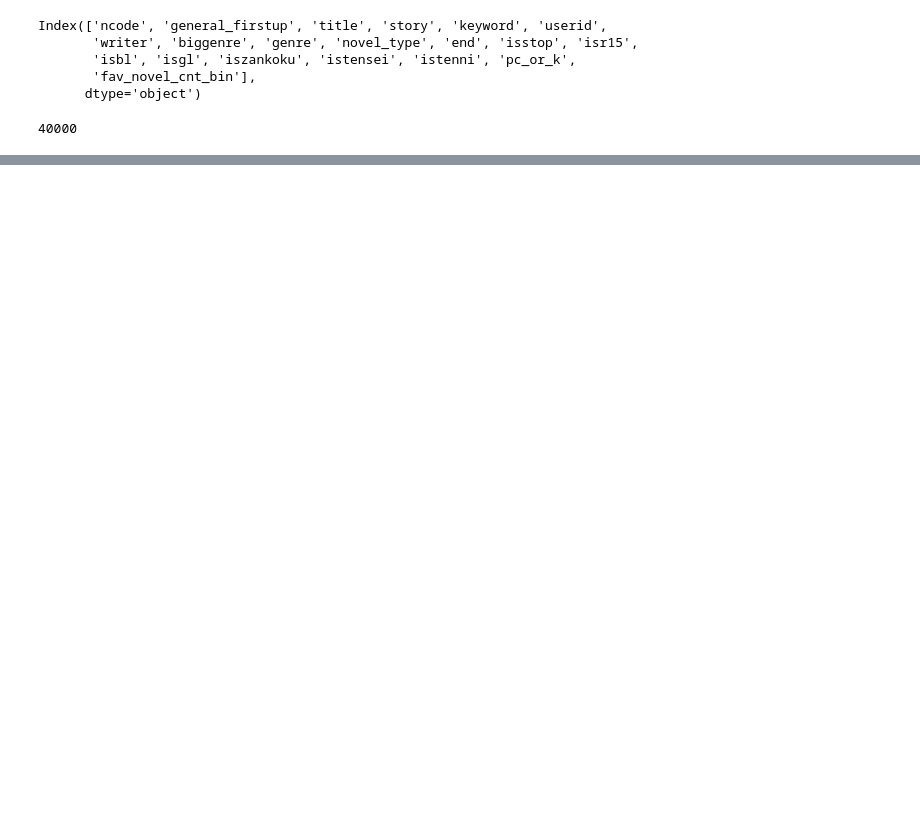
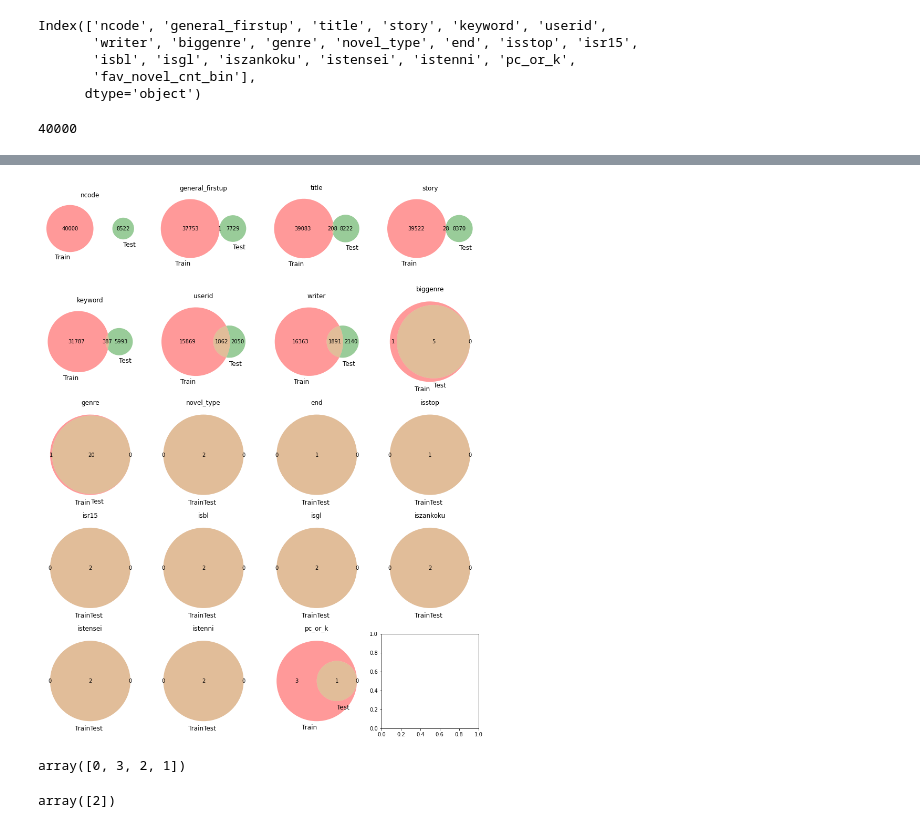
Before and after one commit to heizari/nishika_novel, a Jupyter notebook: notebook/001_EDA.ipynb, the cells around one changed output, grey strips where cells are left out. Saved outputs shown, nothing was run; the diff lists cells and outputs as text; code cells hidden in the pictures; blank space fills up the shorter version.

```diff
--- a/notebook/001_EDA.ipynb
+++ b/notebook/001_EDA.ipynb
@@ -11,3 +11,8 @@ from matplotlib_venn import venn2 # venn図を作成する用
 out_dir = '../output'
 train_df = pd.read_csv('../dataset/train.csv')
 test_df = pd.read_csv('../dataset/test.csv')
+
+train_df.genre = train_df.genre.astype('str')
+train_df.biggenre = train_df.biggenre.astype('str')
+test_df.genre = test_df.genre.astype('str')
+test_df.biggenre = test_df.biggenre.astype('str')
@@ -35,3 +58,29 @@ test_report = ProfileReport(test_df)
 path_test_report = 'test_report.html'
 # if(not os.path.exists(out_dir + path_test_report)):
 test_report.to_file(os.path.join(out_dir, path_test_report))
+# %%
+
+columns = test_df.columns
+n_figs = len(columns)
+n_cols = 4
+n_rows = n_figs // n_cols + 1
+
+fig, axes = plt.subplots(figsize=(n_cols * 3, n_rows * 3), ncols=n_cols, nrows=n_rows)
+
+for c, ax in zip(columns, axes.ravel()):
+    venn2(
+        subsets=(set(train_df[c].unique()), set(test_df[c].unique())),
+        set_labels=('Train', 'Test'),
+        ax=ax
+    )
+    ax.set_title(c)
+
+fig.tight_layout()
+# %% [output]
+[figure, added]
+# %%
+display(train_df.pc_or_k.unique())
+display(test_df.pc_or_k.unique())
+# %% [output]
+array([0, 3, 2, 1])
+array([2])
```
Also changed, not shown: parts of 10 cells of this notebook, 6 other files.
